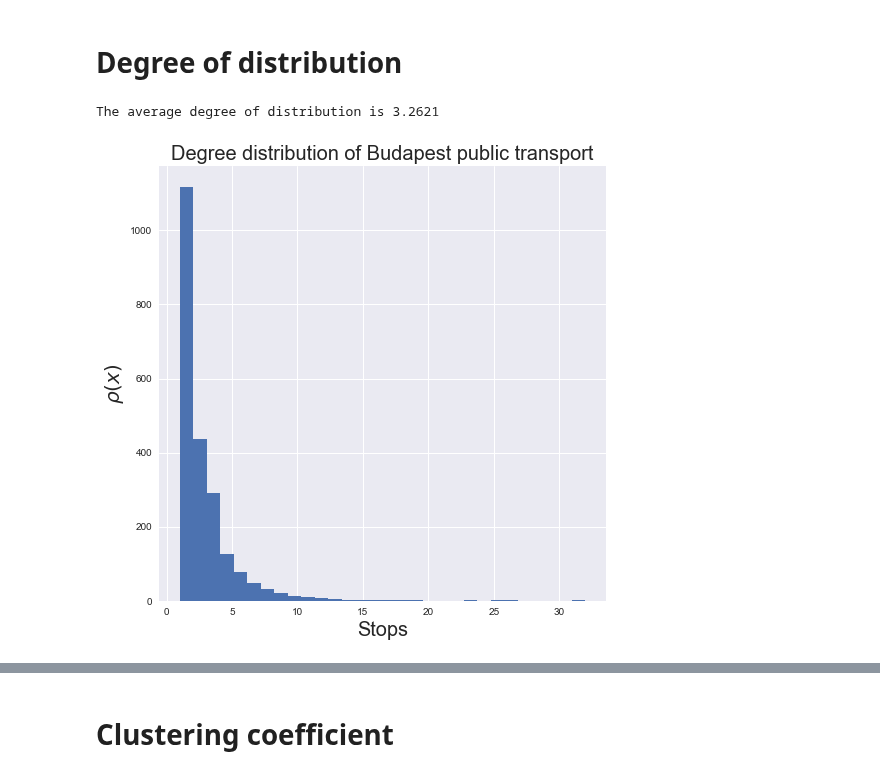
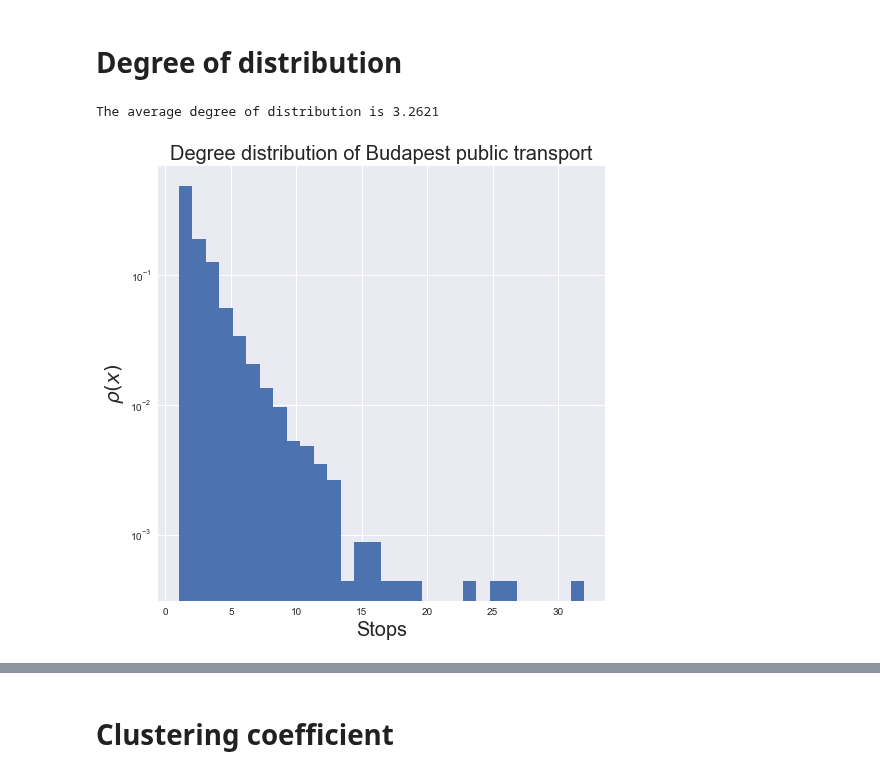
Before and after one commit to Dudgit/datalab, a Jupyter notebook: notebooks/main.ipynb, the cells around one changed output, grey strips where cells are left out. Saved outputs shown, nothing was run; the diff lists cells and outputs as text; code cells hidden in the pictures.

```diff
--- a/notebooks/main.ipynb
+++ b/notebooks/main.ipynb
@@ -86,15 +86,16 @@ nx.draw(
 # Degree of distribution
 # %%
 distr = [G2.degree(n) for n in G2.nodes()]
-plt.hist(distr, bins = 30)
+plt.hist(distr, bins = 30, density=True)
+plt.yscale("log")
 plt.title("Degree distribution of Budapest public transport")
 plt.ylabel(r"$\rho(x)$")
 plt.xlabel("Stops")
 print(f"""
 
 The average degree of distribution is {np.mean(distr):.4f}
 
 """)
 # %% [output]
 The average degree of distribution is 3.2621
-[figure, old version]
+[figure, new version]
```
Also changed, not shown: parts of 7 cells of this notebook, 2 other files.
